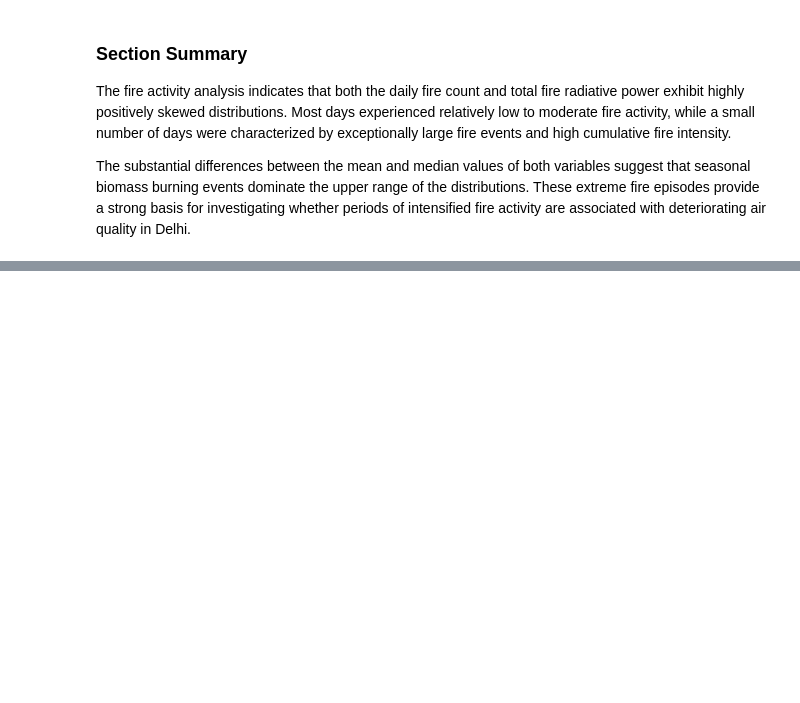
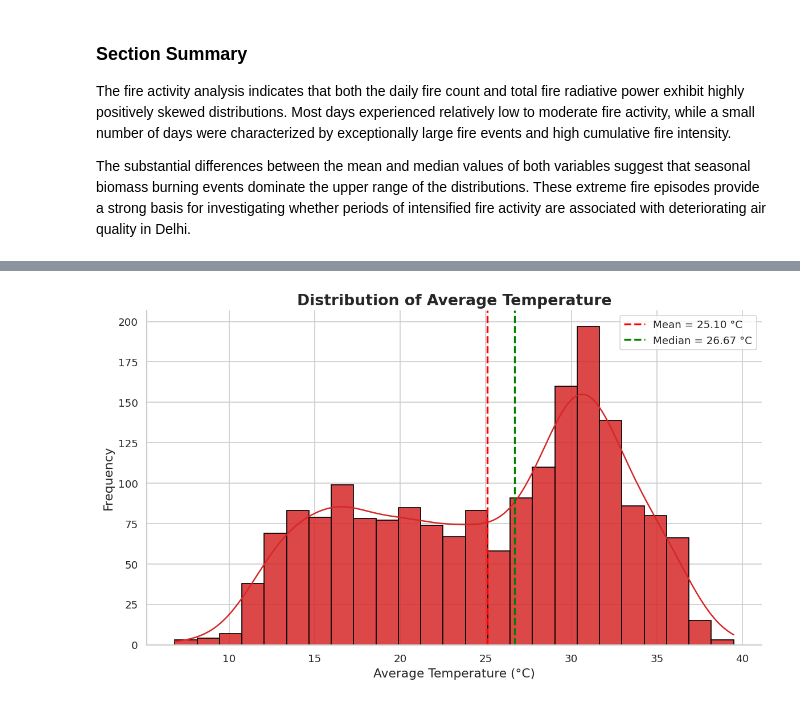
Before and after one commit to Akash-0012/Delhi-AQI-Analytics-and-Forecasting, a Jupyter notebook: 3.Exploratory_Data_Analysis.ipynb, the cells around one changed output, grey strips where cells are left out. Drawn from its saved outputs; the diff is of its cells as text; code cells hidden in the pictures; blank space fills up the shorter version.

```diff
--- a/3.Exploratory_Data_Analysis.ipynb
+++ b/3.Exploratory_Data_Analysis.ipynb
@@ -389,0 +452,44 @@ The substantial differences between the mean and median values of both variables
+# %%
+plt.figure(figsize=(10, 6))
+
+ax = sns.histplot(
+    data=master_df,
+    x="Avg_Temperature_C",
+    bins=25,
+    kde=True,
+    color=COLOR_PALETTE["Temperature"],
+    edgecolor="black",
+    alpha=0.85
+)
+
+mean_temp = master_df["Avg_Temperature_C"].mean()
+median_temp = master_df["Avg_Temperature_C"].median()
+
+plt.axvline(
+    mean_temp,
+    color="red",
+    linestyle="--",
+    linewidth=2,
+    label=f"Mean = {mean_temp:.2f} °C"
+)
+
+plt.axvline(
+    median_temp,
+    color="green",
+    linestyle="--",
+    linewidth=2,
+    label=f"Median = {median_temp:.2f} °C"
+)
+
+plt.title("Distribution of Average Temperature", fontsize=16, weight="bold")
+plt.xlabel("Average Temperature (°C)")
+plt.ylabel("Frequency")
+
+plt.legend()
+
+sns.despine()
+
+plt.tight_layout()
+plt.show()
+# %% [output]
+[figure, added]
```
Also changed, not shown: parts of 68 cells of this notebook.
